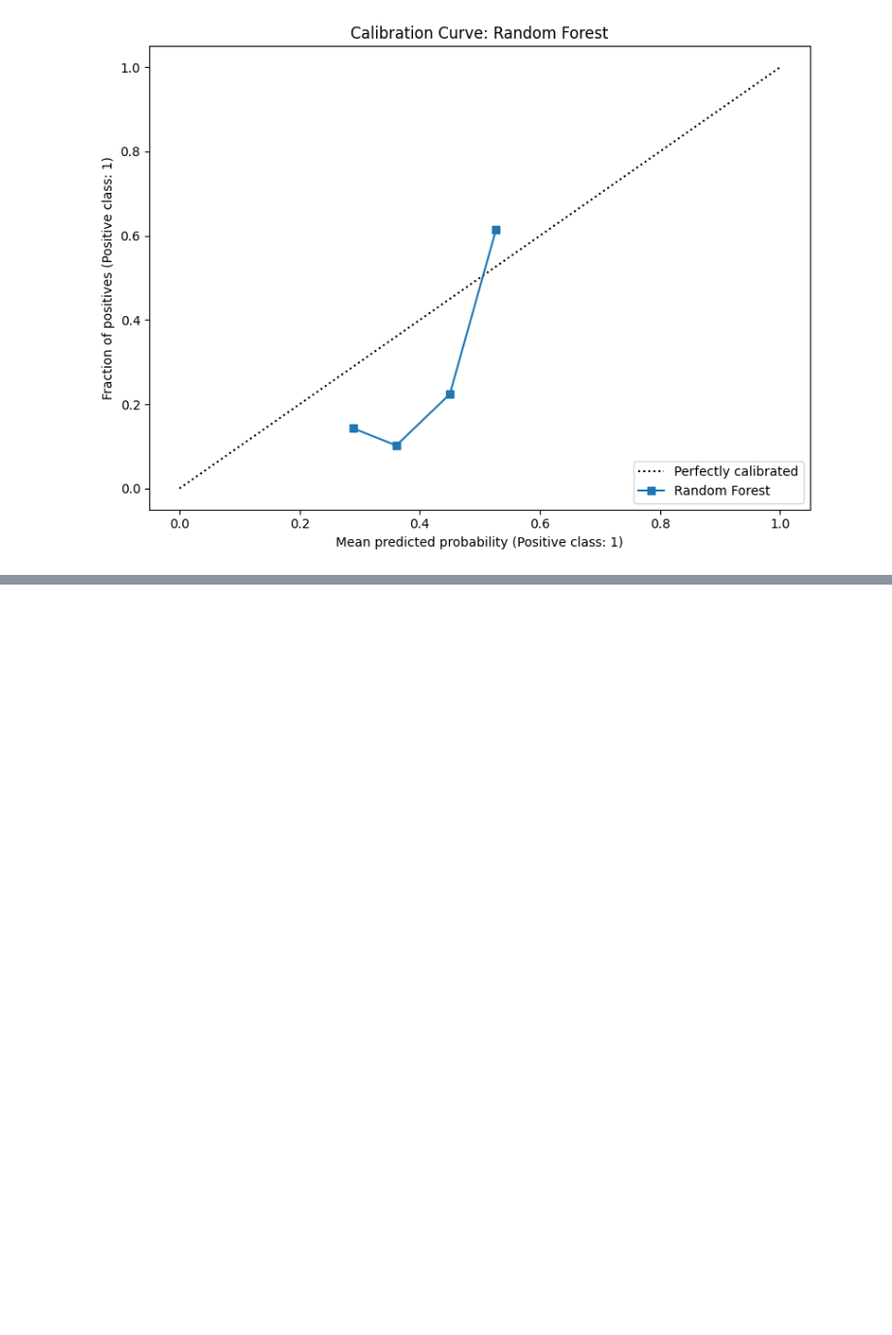
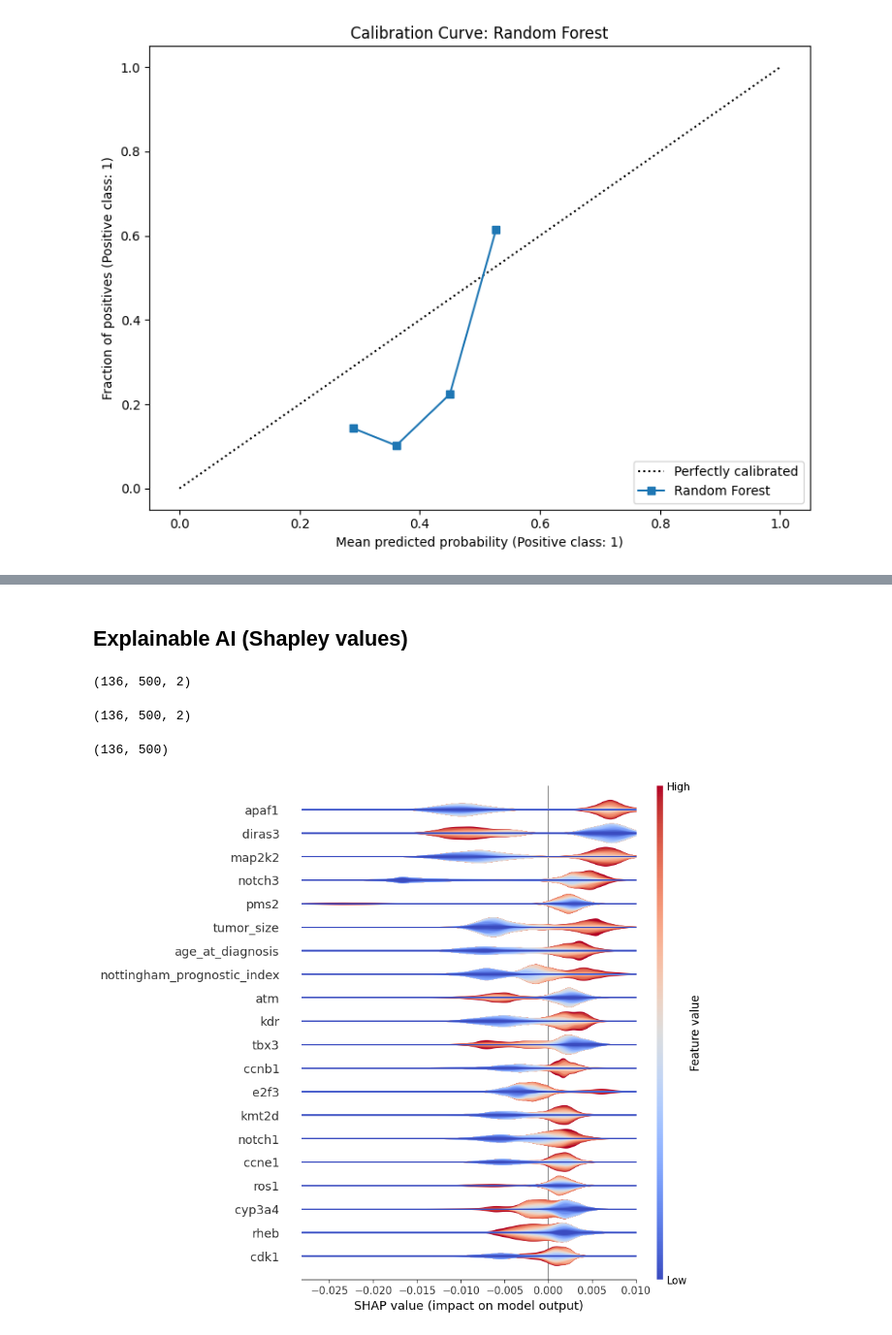
Before and after one commit to AlexandrosMiteloudis/DAMA_Hackathon, a Jupyter notebook: METABRIC_CIBCB_Version2.ipynb, the cells around one changed output, grey strips where cells are left out. Shown at 97% size. Saved outputs shown, nothing was run; the diff lists cells and outputs as text; code cells hidden in the pictures; blank space fills up the shorter version.

Commit message:
fix: Improve shapley plots providing 2D matrix + rerun notebook

```diff
--- a/METABRIC_CIBCB_Version2.ipynb
+++ b/METABRIC_CIBCB_Version2.ipynb
@@ -426,11 +441,33 @@ Passing `palette` without assigning `hue` is deprecated and will be removed in v
+# %% [markdown]
+## Explainable AI (Shapley values)
 # %%
 # TreeExplainer calculates the exact marginal contribution of every clinical feature.
+
 explainer = shap.TreeExplainer(winning_model)
 shap_values = explainer.shap_values(X_test_scaled)
+shap_values.shape
+# %% [output]
+(136, 500, 2)
 # %%
 # For binary classification in Random Forest, shap_values is a list.
 # Index 1 is the explanation for the positive class (target_mortality = 1).
-hap_values_disease_death = shap_values[1] if isinstance(shap_values, list) else shap_values
+
+shap_values_disease_death = shap_values[1] if isinstance(shap_values, list) else shap_values
+shap_values_disease_death.shape
+# %% [output]
+(136, 500, 2)
+# %%
+shap_values_death = shap_values[:,:,1]
+shap_values_death.shape
+# %% [output]
+(136, 500)
+# %%
+# Layered violin plot explanation: https://shap.readthedocs.io/en/stable/example_notebooks/api_examples/plots/violin.html
+
+shap.plots.violin(shap_values_death, features=X_test_scaled,
+                   feature_names=features, plot_type="layered_violin")
+# %% [output]
+[figure, added]
 # %%
 """
 Plot the top 10 most important features
```
Also changed, not shown: parts of 12 cells of this notebook.
